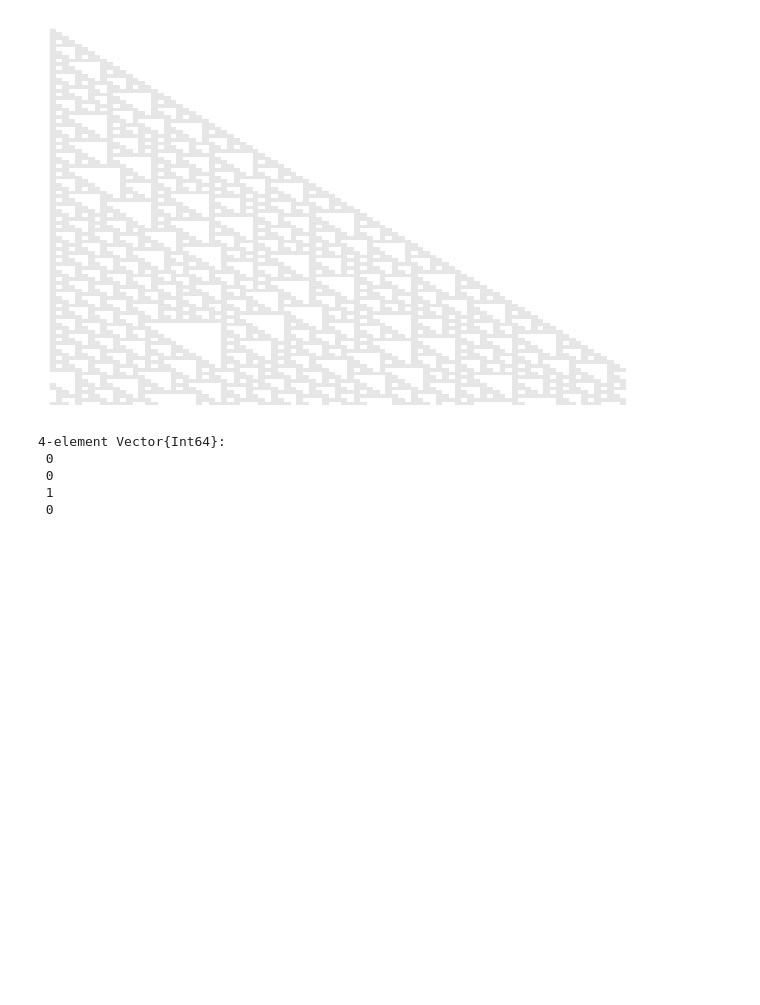
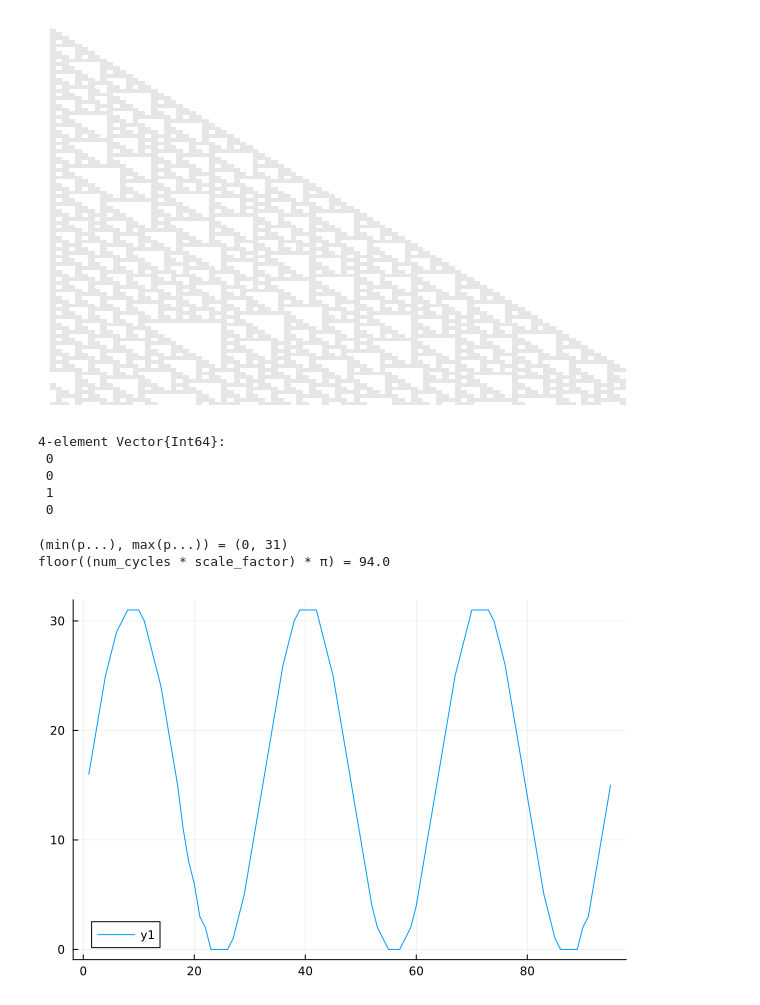
Before and after one commit to ORBAT/Musica, a Jupyter notebook: src/scratch.ipynb, the cells around one changed output. Drawn from its saved outputs; the diff is of its cells as text; code cells hidden in the pictures; blank space fills up the shorter version.

```diff
--- a/src/scratch.ipynb
+++ b/src/scratch.ipynb
@@ -227,3 +227,16 @@ ca(state)
  0
  1
  0
+# %%
+using Plots
+scale_factor = 5
+y_max_val_half = 16
+num_cycles = 6
+p = map(x -> Int(floor(y_max_val_half * (sin(x / scale_factor) + 1))), 0:floor((num_cycles * scale_factor)π))
+@show min(p...), max(p...)
+@show floor((num_cycles * scale_factor)π)
+plot(p)
+# %% [output]
+(min(p...), max(p...)) = (0, 31)
+floor((num_cycles * scale_factor) * π) = 94.0
+[figure, added]
```
